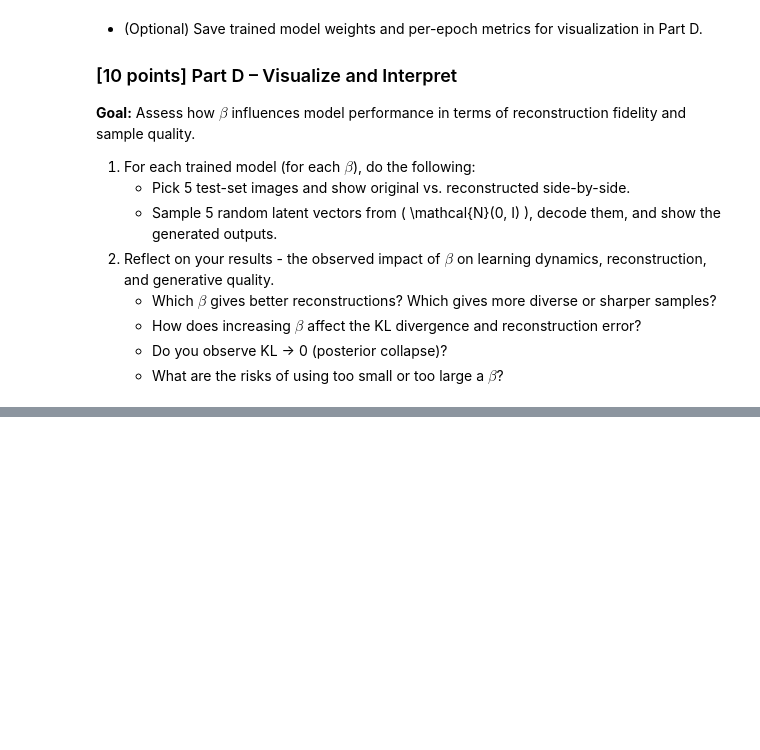
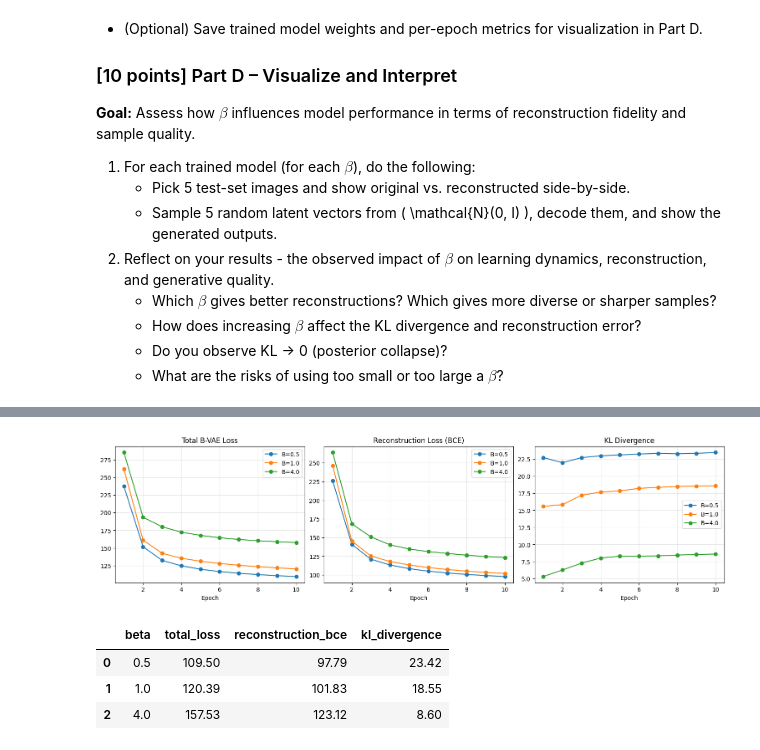
Before and after one commit to CovertRob/ai-algorithms-base, a Jupyter notebook: homework/HW4.ipynb, the cells around one changed output, grey strips where cells are left out. Cells and saved outputs as stored; diff of their text form; code cells hidden in the pictures; blank space fills up the shorter version.

```diff
--- a/homework/HW4.ipynb
+++ b/homework/HW4.ipynb
@@ -1555,0 +1778,14 @@ __Goal:__ Assess how $\beta$ influences model performance in terms of reconstruc
+# %%
+# Additional shape checks
+latent_dim = 10
+model = BetaVAE(latent_dim=latent_dim).to(device)
+
+images, labels = next(iter(train_loader))
+images = images.to(device)
+
+reconstruction, mu, logvar = model(images)
+
+print("Input shape:         ", images.shape)
+print("Reconstruction shape:", reconstruction.shape)
+print("mu shape:            ", mu.shape)
+print("logvar shape:        ", logvar.shape)
@@ -1555,0 +1917,39 @@ __Goal:__ Assess how $\beta$ influences model performance in terms of reconstruc
+# %%
+import matplotlib.pyplot as plt
+
+fig, axes = plt.subplots(1, 3, figsize=(15, 4), constrained_layout=True)
+
+for beta in beta_values:
+    beta_metrics = training_metrics[training_metrics["beta"] == beta]
+    axes[0].plot(beta_metrics["epoch"], beta_metrics["total_loss"], marker="o", label=f"B={beta}")
+    axes[1].plot(beta_metrics["epoch"], beta_metrics["reconstruction_bce"], marker="o", label=f"B={beta}")
+    axes[2].plot(beta_metrics["epoch"], beta_metrics["kl_divergence"], marker="o", label=f"B={beta}")
+
+axes[0].set_title("Total B-VAE Loss")
+axes[1].set_title("Reconstruction Loss (BCE)")
+axes[2].set_title("KL Divergence")
+
+for ax in axes:
+    ax.set_xlabel("Epoch")
+    ax.grid(True, alpha=0.3)
+    ax.legend()
+
+plt.show()
+# %% [output]
+[figure, added]
+# %%
+# Final-epoch comparison table.
+final_metrics = (
+    training_metrics
+    .sort_values("epoch")
+    .groupby("beta")
+    .tail(1)
+    .reset_index(drop=True)
+)
+
+final_metrics[["beta", "total_loss", "reconstruction_bce", "kl_divergence"]].round(2)
+# %% [output]
+|  | beta | total_loss | reconstruction_bce | kl_divergence |
+| 0 | 0.5 | 109.50 | 97.79 | 23.42 |
+| 1 | 1.0 | 120.39 | 101.83 | 18.55 |
+| 2 | 4.0 | 157.53 | 123.12 | 8.60 |
```
Also changed, not shown: parts of 23 cells of this notebook, 17 other files.
